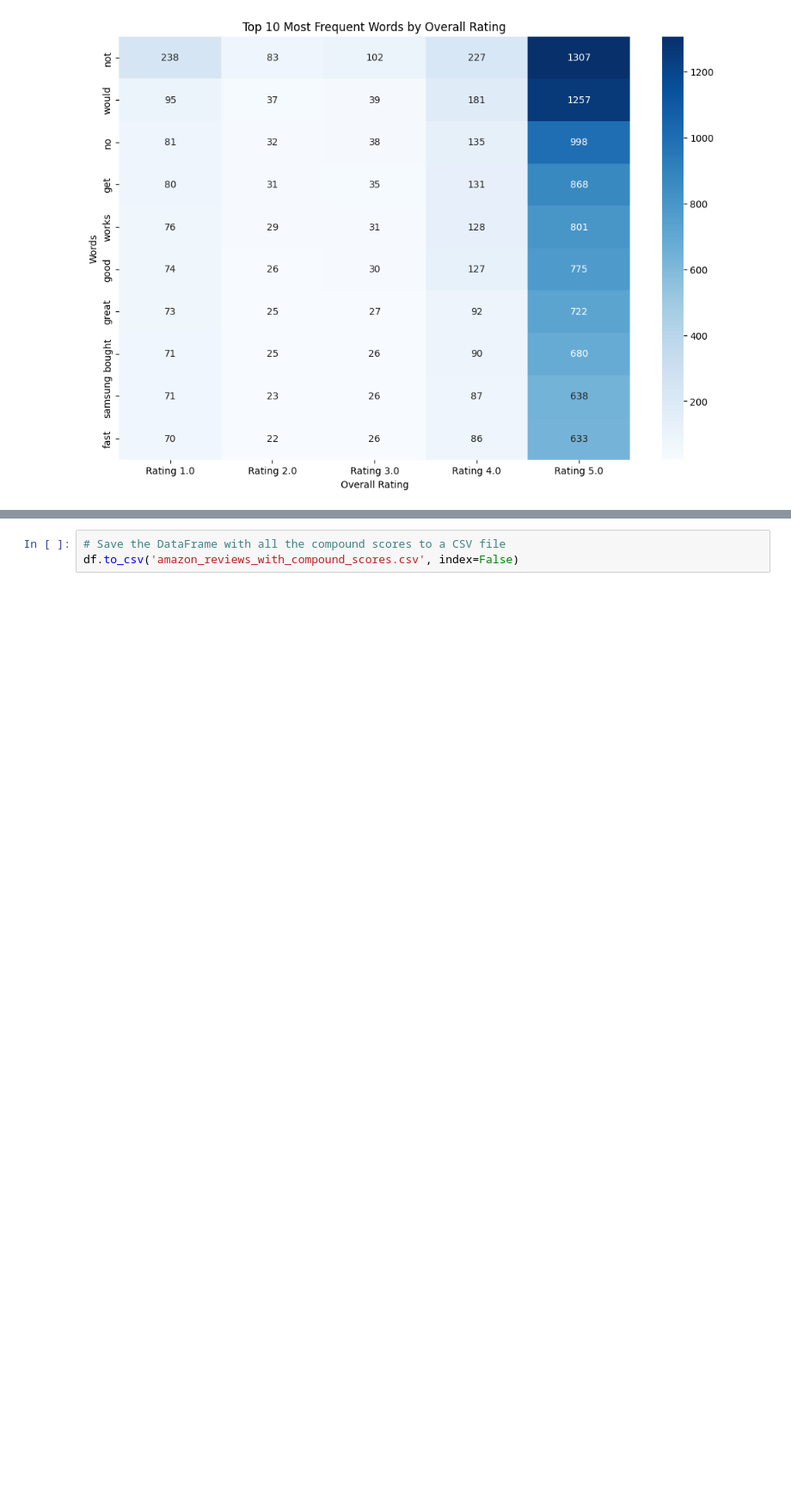
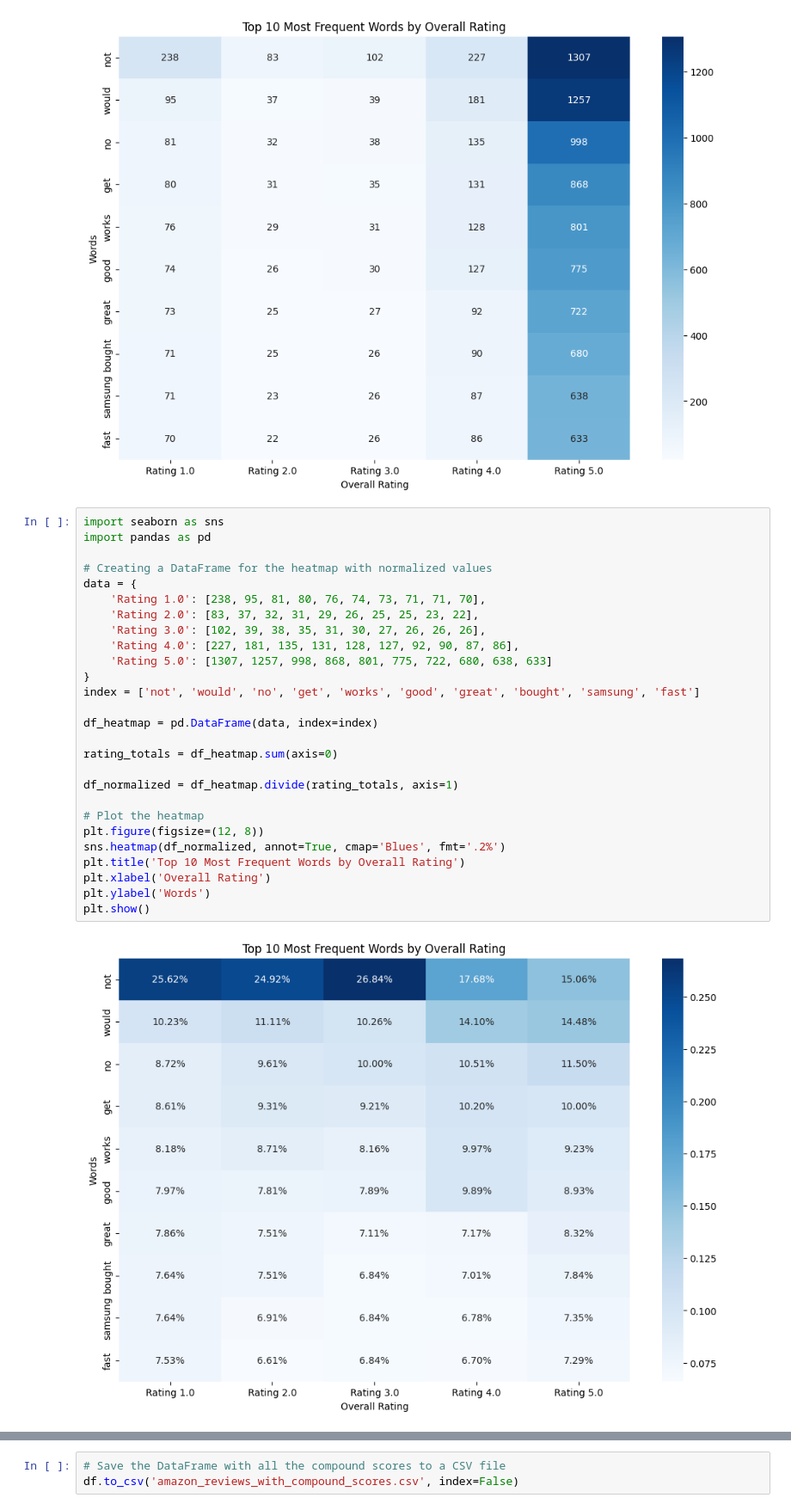
Before and after one commit to awhitehouse1/DS4002-Project-1, a Jupyter notebook: Scripts/Vader.ipynb, the cells around one changed output, grey strips where cells are left out. Shown at 86% size. Saved outputs shown, nothing was run; the diff lists cells and outputs as text; blank space fills up the shorter version.

```diff
--- a/Scripts/Vader.ipynb
+++ b/Scripts/Vader.ipynb
@@ -725,6 +723,35 @@ plt.ylabel('Words')
 plt.show()
 # %% [output]
 [figure]
+# %%
+import seaborn as sns
+import pandas as pd
+
+# Creating a DataFrame for the heatmap with normalized values
+data = {
+    'Rating 1.0': [238, 95, 81, 80, 76, 74, 73, 71, 71, 70],
+    'Rating 2.0': [83, 37, 32, 31, 29, 26, 25, 25, 23, 22],
+    'Rating 3.0': [102, 39, 38, 35, 31, 30, 27, 26, 26, 26],
+    'Rating 4.0': [227, 181, 135, 131, 128, 127, 92, 90, 87, 86],
+    'Rating 5.0': [1307, 1257, 998, 868, 801, 775, 722, 680, 638, 633]
+}
+index = ['not', 'would', 'no', 'get', 'works', 'good', 'great', 'bought', 'samsung', 'fast']
+
+df_heatmap = pd.DataFrame(data, index=index)
+
+rating_totals = df_heatmap.sum(axis=0)
+
+df_normalized = df_heatmap.divide(rating_totals, axis=1)
+
+# Plot the heatmap
+plt.figure(figsize=(12, 8))
+sns.heatmap(df_normalized, annot=True, cmap='Blues', fmt='.2%')
+plt.title('Top 10 Most Frequent Words by Overall Rating')
+plt.xlabel('Overall Rating')
+plt.ylabel('Words')
+plt.show()
+# %% [output]
+[figure, added]
 # %%
 import matplotlib.pyplot as plt
 
```
Also changed, not shown: parts of 8 cells of this notebook.
